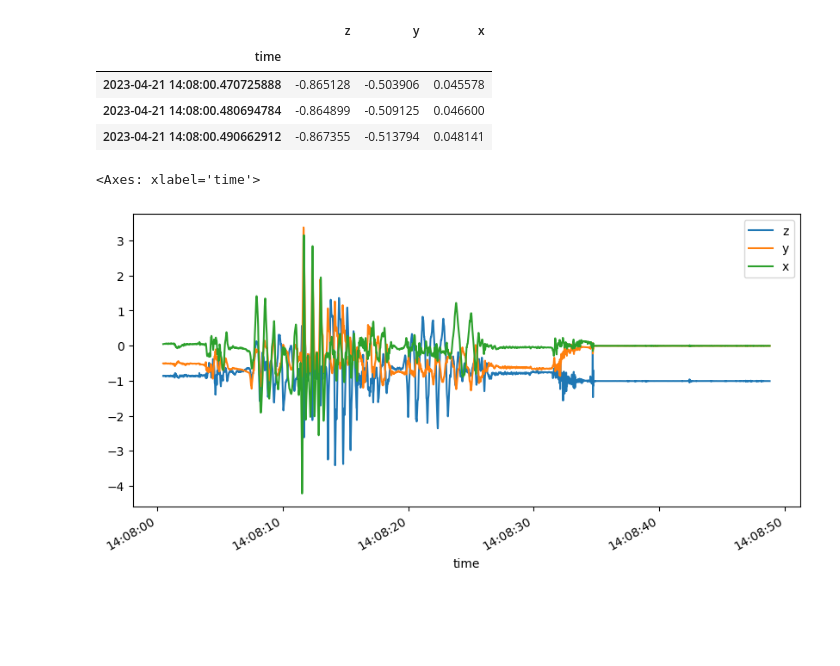
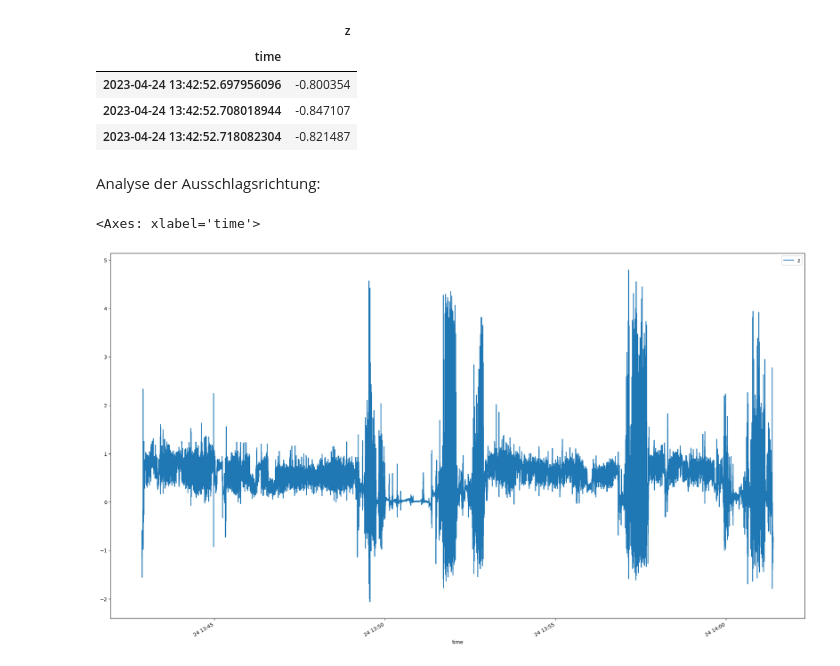
Before and after one commit to prizyou/Lexicon-Legends, a Jupyter notebook: analyse.ipynb, the cells around one changed output. Saved outputs shown, nothing was run; the diff lists cells and outputs as text; code cells hidden in the pictures; blank space fills up the shorter version.

Commit message:
Analysev2

```diff
--- a/analyse.ipynb
+++ b/analyse.ipynb
@@ -3,7 +3,7 @@ import pandas as pd
 import numpy as np
 # %%
 
-df_example = pd.read_json("Test.json")
+df_example = pd.read_json("bike_ride.json")
 # %%
 df_example.head()
 # %% [output]
@@ -54,14 +50,17 @@ display(df_example_acc.head(2))
 # %%
-df_example_acc = df_example_acc[['z', 'y', 'x']]
+
+df_example_acc = df_example_acc[['z']]
 display(df_example_acc.head(3))
 # %% [output]
-|  | z | y | x |
-| time |  |  |  |
-| 2023-04-21 14:08:00.470725888 | -0.865128 | -0.503906 | 0.045578 |
-| 2023-04-21 14:08:00.480694784 | -0.864899 | -0.509125 | 0.046600 |
-| 2023-04-21 14:08:00.490662912 | -0.867355 | -0.513794 | 0.048141 |
+|  | z |
+| time |  |
+| 2023-04-24 13:42:52.697956096 | -0.800354 |
+| 2023-04-24 13:42:52.708018944 | -0.847107 |
+| 2023-04-24 13:42:52.718082304 | -0.821487 |
+# %% [markdown]
+Analyse der Ausschlagsrichtung:
 # %%
-df_example_acc.plot(figsize=(10,5))
+df_example_acc.plot(figsize=(25,15))
 # %% [output]
 <Axes: xlabel='time'>
-[figure, old version]
+[figure, new version]
```
Also changed, not shown: parts of 5 cells of this notebook.
